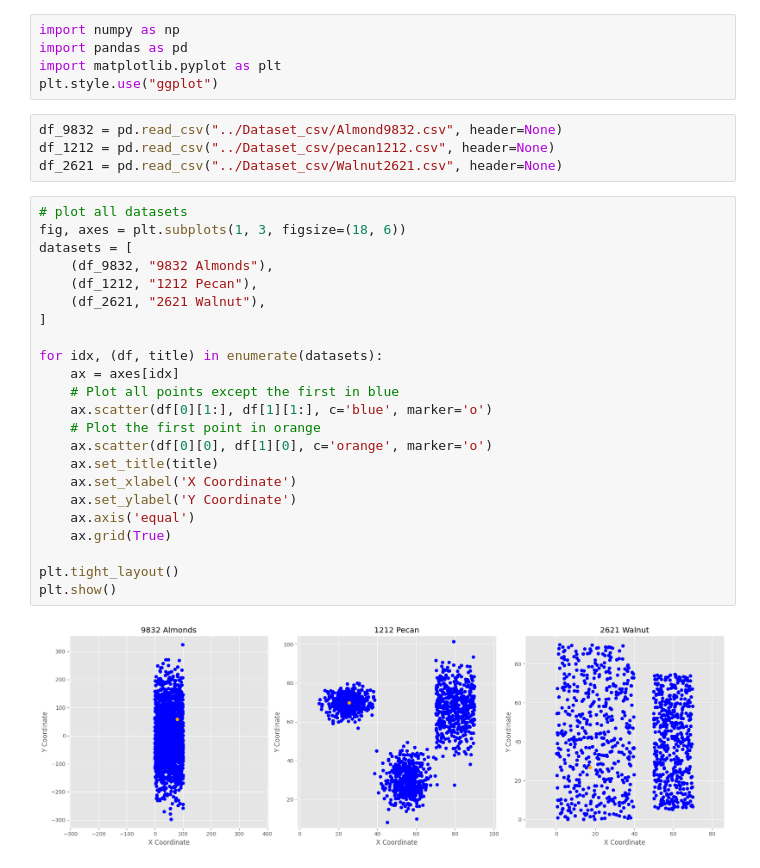
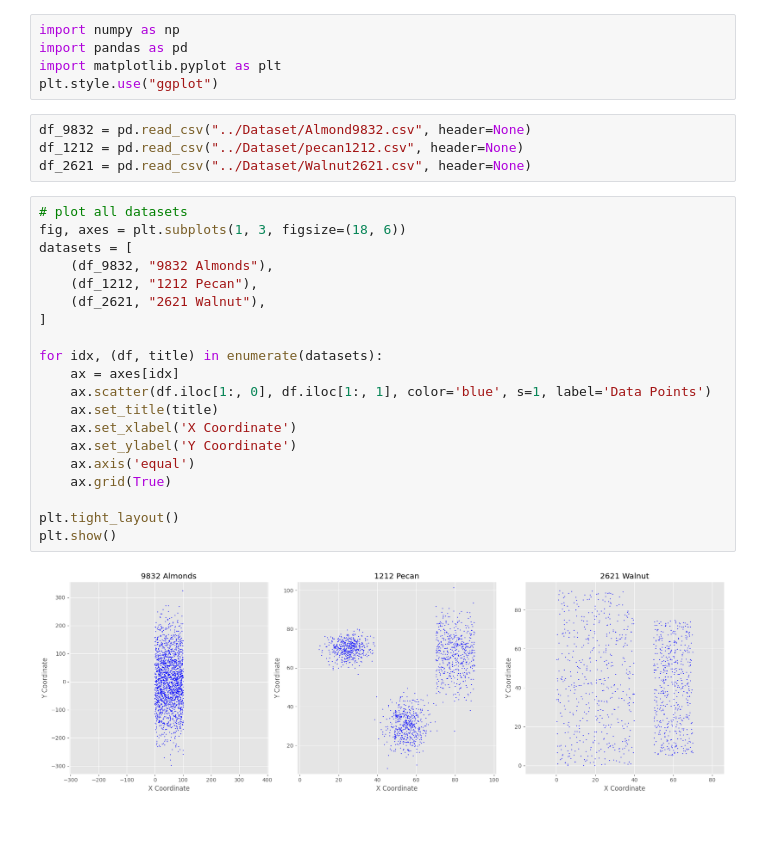
Before and after one commit to AkhileshLG/CognitAIveP1, a Jupyter notebook: Project_2/Implementation/plot_dataset.ipynb, the cells around one changed output. Drawn from its saved outputs; the diff is of its cells as text; blank space fills up the shorter version.

```diff
--- a/Project_2/Implementation/plot_dataset.ipynb
+++ b/Project_2/Implementation/plot_dataset.ipynb
@@ -6,31 +6,28 @@ import pandas as pd
 import matplotlib.pyplot as plt
 plt.style.use("ggplot")
 # %%
-df_9832 = pd.read_csv("../Dataset_csv/Almond9832.csv", header=None)
-df_1212 = pd.read_csv("../Dataset_csv/pecan1212.csv", header=None)
-df_2621 = pd.read_csv("../Dataset_csv/Walnut2621.csv", header=None)
+df_9832 = pd.read_csv("../Dataset/Almond9832.csv", header=None)
+df_1212 = pd.read_csv("../Dataset/pecan1212.csv", header=None)
+df_2621 = pd.read_csv("../Dataset/Walnut2621.csv", header=None)
 # %%
 # plot all datasets
 fig, axes = plt.subplots(1, 3, figsize=(18, 6))
 datasets = [
     (df_9832, "9832 Almonds"),
     (df_1212, "1212 Pecan"),
     (df_2621, "2621 Walnut"),
 ]
 
 for idx, (df, title) in enumerate(datasets):
     ax = axes[idx]
-    # Plot all points except the first in blue
-    ax.scatter(df[0][1:], df[1][1:], c='blue', marker='o')
-    # Plot the first point in orange
-    ax.scatter(df[0][0], df[1][0], c='orange', marker='o')
+    ax.scatter(df.iloc[1:, 0], df.iloc[1:, 1], color='blue', s=1, label='Data Points')
     ax.set_title(title)
     ax.set_xlabel('X Coordinate')
     ax.set_ylabel('Y Coordinate')
     ax.axis('equal')
     ax.grid(True)
 
 plt.tight_layout()
 plt.show()
 # %% [output]
-[figure, old version]
+[figure, new version]
```
Also changed, not shown: 11 other files.
